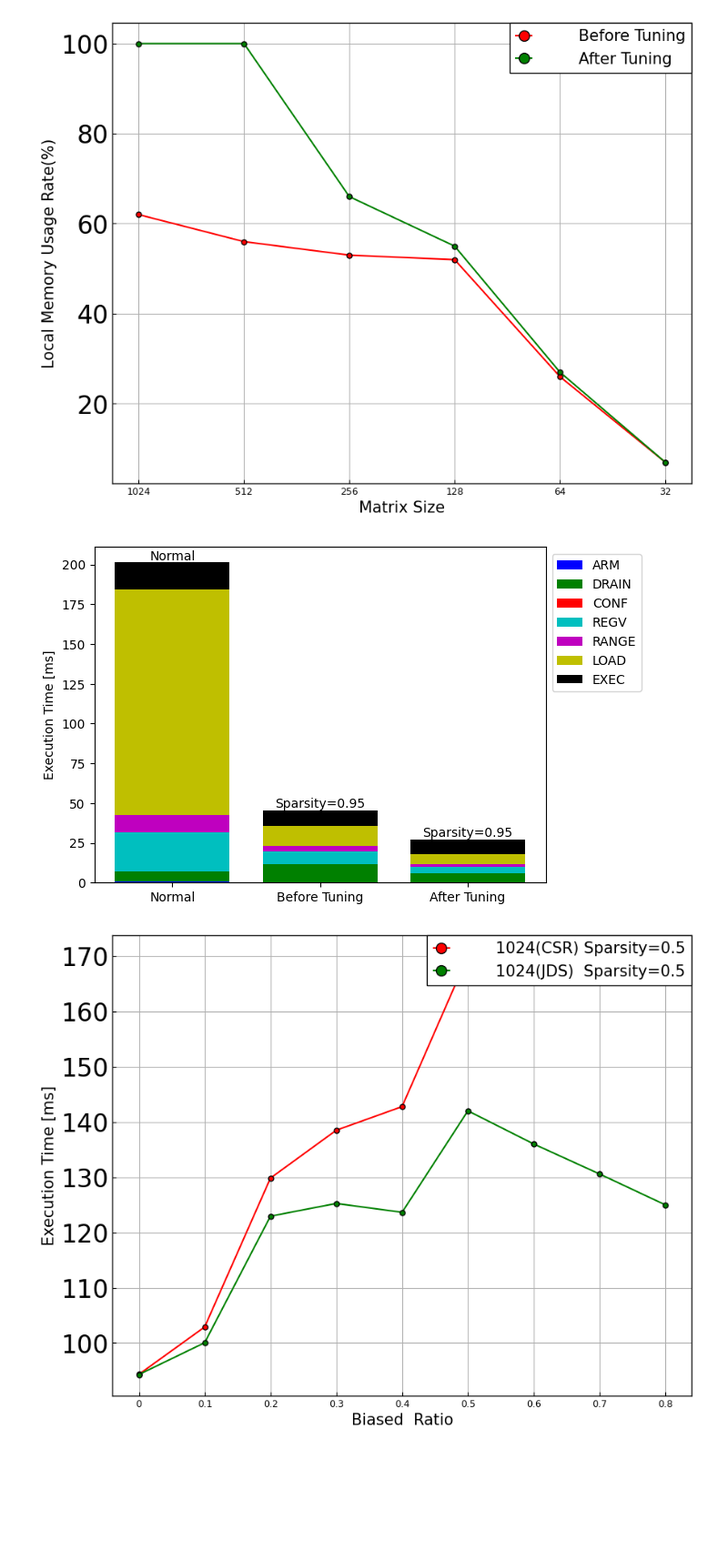
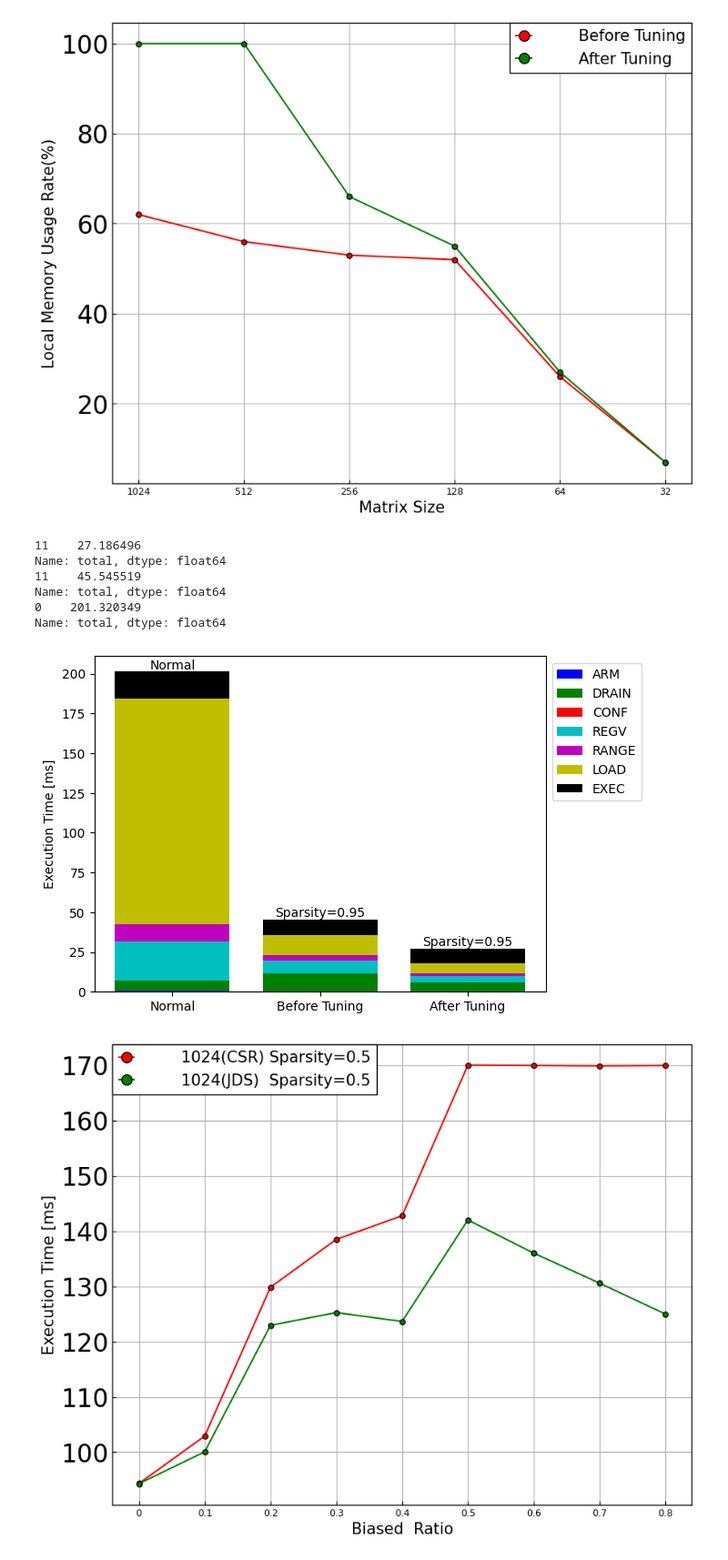
Before and after one commit to taku2365/IMAX_sparse.cent, a Jupyter notebook: src/emax6_sparselib/result_vis.ipynb, the cells around one changed output. Shown at 91% size. Drawn from its saved outputs; the diff is of its cells as text; code cells hidden in the pictures; blank space fills up the shorter version.

```diff
--- a/src/emax6_sparselib/result_vis.ipynb
+++ b/src/emax6_sparselib/result_vis.ipynb
@@ -382,6 +386,10 @@ RANGE_095_1 = df_sparse_3["RANGE"][(df_sparse_3['sparse_rate'] == 0.95)]/1000000
 LOAD_095_1 = df_sparse_3["LOAD"][(df_sparse_3['sparse_rate'] == 0.95)]/1000000
 EXEC_095_1 = df_sparse_3["EXEC"][(df_sparse_3['sparse_rate'] == 0.95)]/1000000
 
+
+print(df_sparse_3["total"][(df_sparse_3['sparse_rate'] == 0.95)]/1000000)
+print(df_sparse_2["total"][(df_sparse_2['sparse_rate'] == 0.95)]/1000000)
+print(df_normal_1["total"]/1000000)
 # b	青 (Blue)
 # g	緑 (Green)
 # r	赤 (Red)
@@ -441,6 +449,12 @@ ax.set_xticklabels(["Normal","Before Tuning","After Tuning"])
 plt.legend(loc="lower left",bbox_to_anchor=(1,0.55))
 plt.show()
 # %% [output]
+11    27.186496
+Name: total, dtype: float64
+11    45.545519
+Name: total, dtype: float64
+0    201.320349
+Name: total, dtype: float64
 [figure]
 # %%
 import pandas as pd
@@ -460,35 +474,35 @@ plt.rcParams["legend.fancybox"] = False # 丸角
 plt.rcParams["legend.framealpha"] = 1 # 透明度の指定、0で塗りつぶしなし
 plt.rcParams["legend.edgecolor"] = 'black' # edgeの色を変更
 plt.rcParams["legend.handlelength"] = 1 # 凡例の線の長さを調節
 plt.rcParams["legend.labelspacing"] = 5. # 垂直方向の距離の各凡例の距離
 plt.rcParams["legend.handletextpad"] = 3. # 凡例の線と文字の距離の長さ
 plt.rcParams["legend.markerscale"] = 2 # 点がある場合のmarker scale
 plt.rcParams["legend.borderaxespad"] = 0. # 凡例の端とグラフの端を合わせる
 df_sparse = pd.read_csv('./result_1024_512_256_128_64_32_CHIP1_ver2_for_change_biased_csr.csv')
 df_sparse_biased = pd.read_csv('result_1024_512_256_128_64_32_CHIP1_ver2_for_change_biased.csv')
 df_sparse_select = df_sparse[["A_row_size","total"]]
 df_sparse_select_biased = df_sparse_biased[["A_row_size","total"]]
 bottom = 0
 # x = np.array([0,exe_time_1_x,exe_time_2_x,exe_time_3_x,exe_time_4_x,exe_time_6_x,exe_time_9_x])
 y_sparse_1024 = df_sparse_select[df_sparse_select['A_row_size'] == 1024]["total"]/1000000
 y_sparse_1024_biased = df_sparse_select_biased[df_sparse_select['A_row_size'] == 1024]["total"]/1000000
 x = np.array([0,0.1,0.2,0.3,0.4,0.5,0.6,0.7,0.8])
 
 
 fig = plt.figure(figsize=(10.0, 8.0))
 fig_1 = fig.add_subplot(111)
 # fig_1.plot(x, y_normal,   marker='.', markersize=10, markeredgewidth=1., markeredgecolor='k', color="g", label="Normal")
 fig_1.plot(x, y_sparse_1024, marker='.', markersize=10, markeredgewidth=1., markeredgecolor='k', color="r", label="1024(CSR) Sparsity=0.5")
 fig_1.plot(x, y_sparse_1024_biased, marker='.', markersize=10, markeredgewidth=1., markeredgecolor='k', color="g", label="1024(JDS)  Sparsity=0.5")
 
 fig_1.set_xlabel("Biased  Ratio")
 fig_1.set_ylabel('Execution Time [ms]')
 fig_1.set_xticks(x,["0","0.1","0.2","0.3","0.4","0.5","0.6","0.7","0.8"])
-fig_1.legend(loc='upper right',labelspacing=0.5,fontsize=15)
+fig_1.legend(loc='upper left',labelspacing=0.5,fontsize=15)
 
 plt.show()
 # %% [output]
-[figure, old version]
+[figure, new version]
 # %%
 import matplotlib.pyplot as plt
 import numpy as np
```
Also changed, not shown: parts of 6 cells of this notebook, 41 other files.
